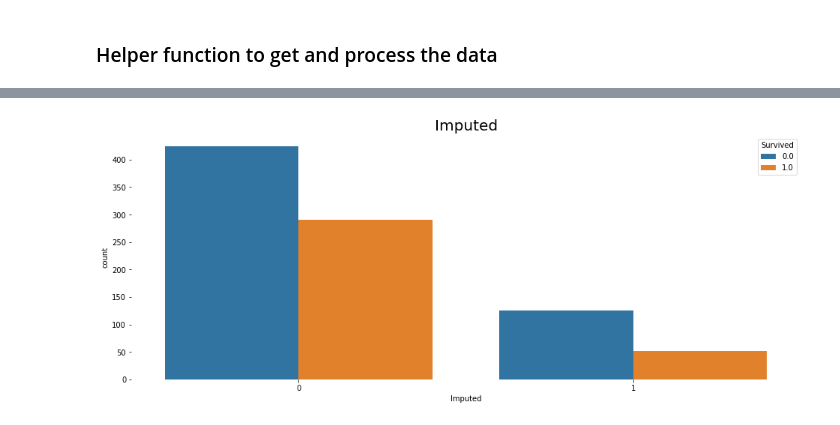
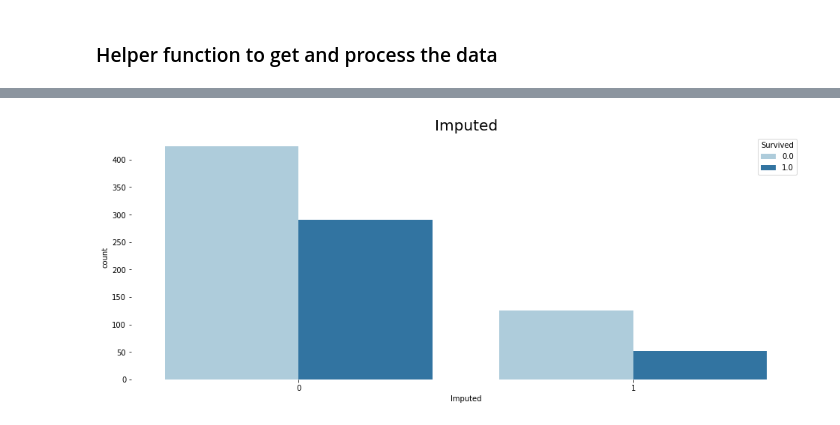
Before and after one commit to M-e-r-c-u-r-y/Machine-Learning, a Jupyter notebook: Titanic Kaggle Visualization.ipynb, the cells around one changed output, grey strips where cells are left out. Cells and saved outputs as stored; diff of their text form; code cells hidden in the pictures.

Commit message:
Updated the pandas code, added different palettes for the graphs

```diff
--- a/Titanic Kaggle Visualization.ipynb
+++ b/Titanic Kaggle Visualization.ipynb
@@ -110,10 +116,10 @@ for column in columns:
 # %%
 for column in columns:
-    colors = ['dimgray', 'brown', 'mediumvioletred', 'orange']
+    colors = ['brown', 'mediumvioletred', 'orange']
     color = random.choice(colors)
     if column not in ['Survived', 'Embarked','Sex','Title','Parch']:
-        ax = sns.FacetGrid(df, row="Survived", col='Embarked')
-        ax.map(sns.kdeplot, column)
+        ax = sns.FacetGrid(df, row="Survived", col='Embarked', margin_titles=True)
+        ax.map(sns.distplot, column, color=color)
         sns.despine(bottom=True, left=True)
         plt.show()
 # %% [output]
@@ -130,9 +131,10 @@ sns.countplot('Sex',hue='Survived',data=df)
 # %%
 for column in columns:
-    colors = ['dimgray', 'darkseagreen', 'mediumvioletred', 'yellowgreen', 'lightskyblue']
-    color = random.choice(colors)
+    palettes = ['cool', 'summer', 'autumn', 'winter', 'copper', 'BuPu', 'Paired', 'pastel', 'muted', 'colorblind', 'hls']
+    #palettes = ['hls', 'husl', 'Set2']
+    palette = random.choice(palettes)
     if column not in ['Age', 'Fare']:
-        ax = sns.countplot(column,hue='Survived',data=df)
+        ax = sns.countplot(column, hue='Survived',data=df, palette=palette)
         ax.set_title(column, fontsize=20)
         sns.despine(bottom=True, left=True)
         plt.show()
@@ -147,2 +149,2 @@ for column in columns:
-[figure, old version]
+[figure, new version]
 # %%
```
Also changed, not shown: parts of 12 cells of this notebook.
